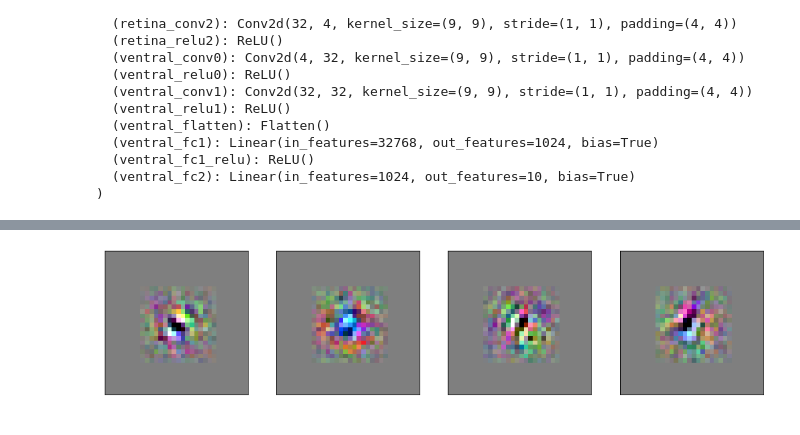
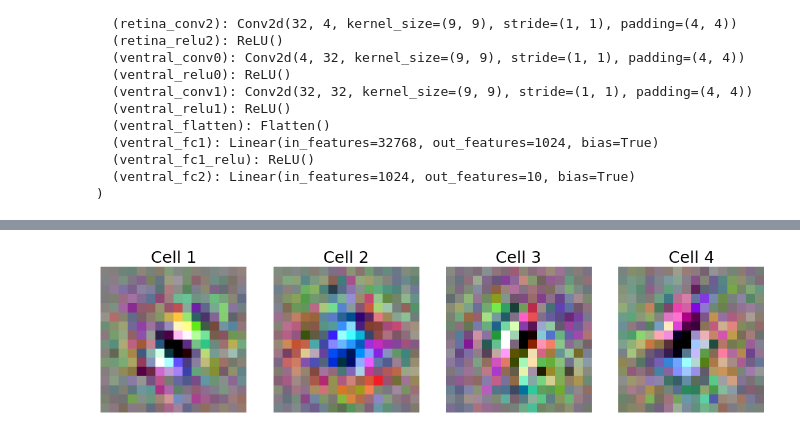
Before and after one commit to ecs-vlc/opponency, a Jupyter notebook: cell_characterisation.ipynb, the cells around one changed output, grey strips where cells are left out. Drawn from its saved outputs; the diff is of its cells as text; code cells hidden in the pictures.

```diff
--- a/cell_characterisation.ipynb
+++ b/cell_characterisation.ipynb
@@ -146,37 +192,42 @@ plt.savefig("figures/spectral_responses.eps")
 # %%
-def deprocess_image(x):
+def deprocess_image(x, crop=True):
+    if crop:
+        x = x[:, 8:24, 8:24]
     x -= x.mean()
     if (x.std() > 1e-5):
         x /= (x.std() + 1e-5)
-    x *= 0.1
+    x *= 0.2
     x += 0.5
     x = np.clip(x, 0, 1)
 
     # convert to RGB array
     x *= 255
     x = x.transpose((1, 2, 0))
     x = np.clip(x, 0, 255).astype('uint8')
     return x
 
 
 layer = 'retina_relu2'
 
 ncells = n_bn if layer == 'retina_relu2' else 32
 nr = max(1,ncells//4)
 nc = min(4, ncells)
 
 fig, ax = plt.subplots(nrows=nr, ncols=nc, squeeze=False, figsize=(15,4*max(1,ncells//4)))
+
+fig.tight_layout()
+
 for i in range(n_bn):
     input_img = torch.ones(1, n_ch, 32, 32, requires_grad=True, device='cpu')
     input_img.data = input_img.data * 0.01
 
     featuremaps = model.forward_to_layer(input_img, layer)
     loss = torch.mean(featuremaps[0,i,16,16]) #why the 16,16? because we pick the "centre" neuron...
     loss.backward()
     ax[i//4, i%4].imshow(deprocess_image(input_img.grad[0].detach().cpu().numpy()))
-    ax[i//4,i%4].axes.get_xaxis().set_visible(False)
-    ax[i//4,i%4].axes.get_yaxis().set_visible(False)
+    ax[i//4,i%4].axis('off')
+    ax[i//4,i%4].set_title(f'Cell {i + 1}', y=1, x=0.5, fontsize=25)
 
-plt.savefig("figures/receptive_fields.eps")
+plt.savefig("figures/receptive_fields.pdf", bbox_inches='tight')
 # %% [output]
-[figure, old version]
+[figure, new version]
```
Also changed, not shown: parts of 5 cells of this notebook, 21 other files.
